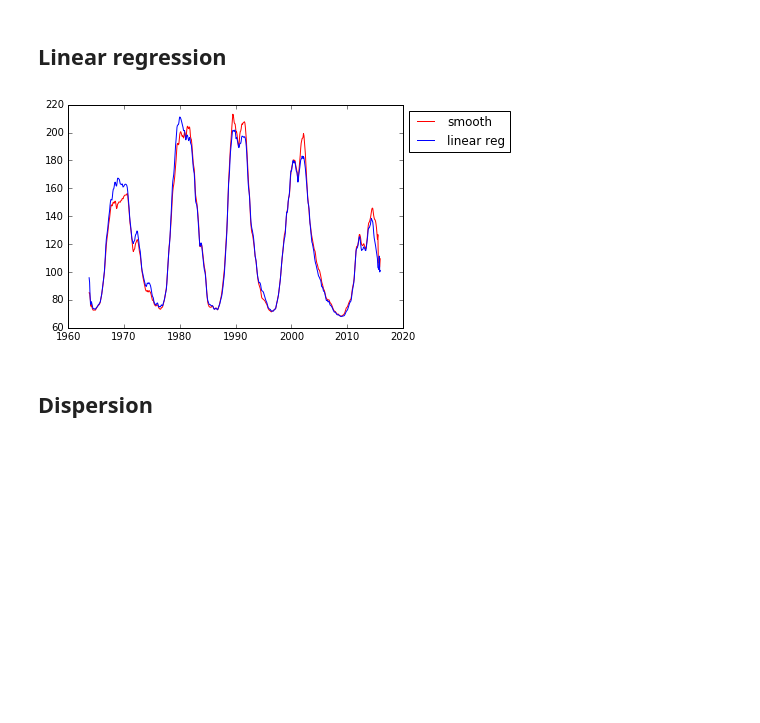
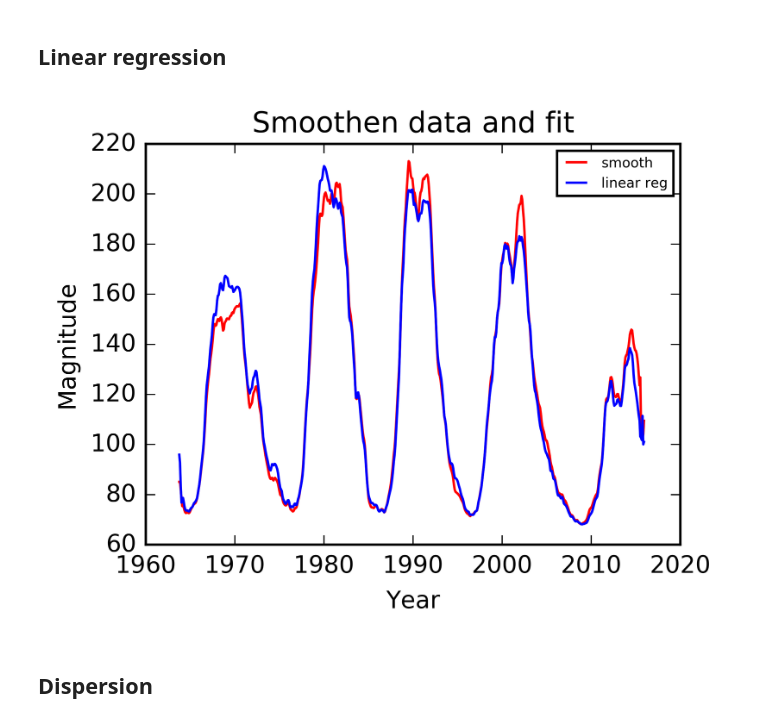
Before and after one commit to EgorPristanskiy/ExpDataProcessing, a Jupyter notebook: Lab1/1.ipynb, the cells around one changed output. Cells and saved outputs as stored; diff of their text form; code cells hidden in the pictures; blank space fills up the shorter version.

```diff
--- a/Lab1/1.ipynb
+++ b/Lab1/1.ipynb
@@ -65,12 +79,18 @@ R = R.transpose()
 # %%
 beta = (inv(R.transpose().dot(R))).dot(R.transpose()).dot(F)
 # %%
-plt.plot((year + month/12), mf_smooth,'r',label = 'smooth')
-plt.plot((year + month/12), R.dot(beta) ,'b', label = 'linear reg')
-plt.legend(loc = 'upper left', bbox_to_anchor =[1,1])
-plt.show()
+fig, ax = plt.subplots(1,1, figsize=(4,3), dpi = 600)
+ax.set_title('Smoothen data and fit')
+ax.plot((year + month/12), mf_smooth,'r',label = 'smooth')
+ax.plot((year + month/12), R.dot(beta) ,'b', label = 'linear reg')
+fontP = FontProperties()
+fontP.set_size('xx-small')
+ax.legend(prop = fontP, loc = 'upper right')
+ax.set_xlabel('Year')
+ax.set_ylabel('Magnitude');
+#fig.show();
 # %% [output]
-[figure, old version]
+[figure, new version]
 # %% [markdown]
 ## Dispersion
 # %%
```
Also changed, not shown: parts of 5 cells of this notebook, 2 other files.
